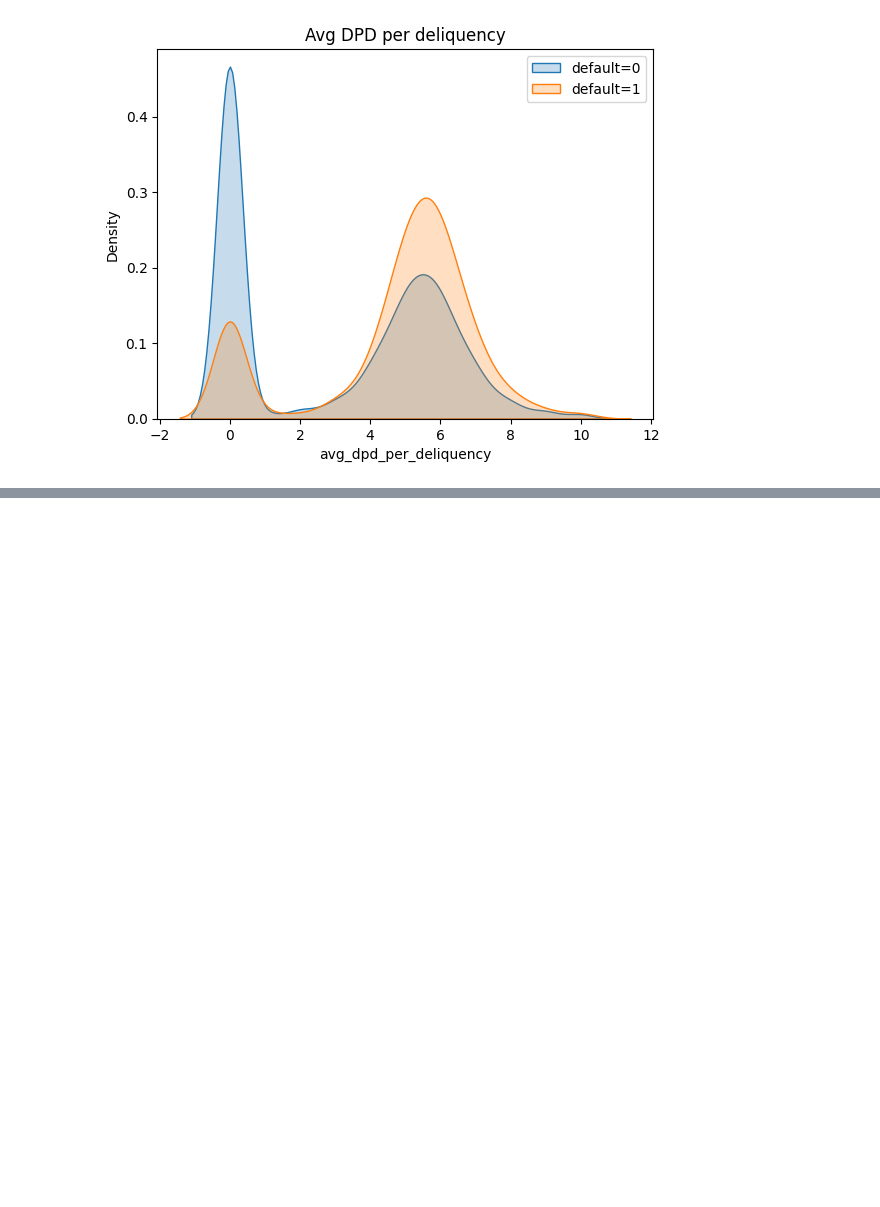
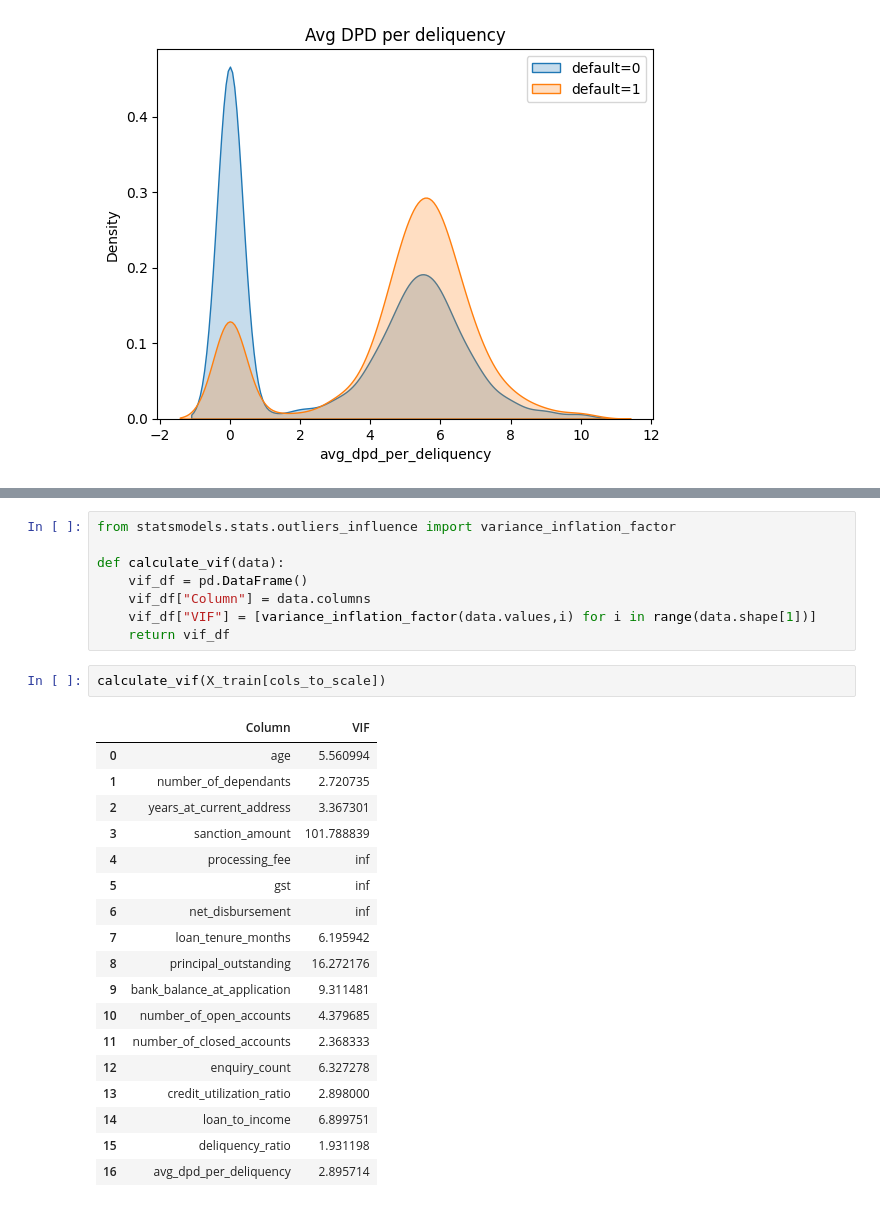
Before and after one commit to HMurawski/Credit-Score-Modelling, a Jupyter notebook: notebooks/03_feature_engineering.ipynb, the cells around one changed output, grey strips where cells are left out. Saved outputs shown, nothing was run; the diff lists cells and outputs as text; blank space fills up the shorter version.

```diff
--- a/notebooks/03_feature_engineering.ipynb
+++ b/notebooks/03_feature_engineering.ipynb
@@ -114,0 +173,29 @@ plt.show()
+# %%
+from statsmodels.stats.outliers_influence import variance_inflation_factor
+
+def calculate_vif(data):
+    vif_df = pd.DataFrame()
+    vif_df["Column"] = data.columns
+    vif_df["VIF"] = [variance_inflation_factor(data.values,i) for i in range(data.shape[1])]
+    return vif_df
+# %%
+calculate_vif(X_train[cols_to_scale])
+# %% [output]
+|  | Column | VIF |
+| 0 | age | 5.560994 |
+| 1 | number_of_dependants | 2.720735 |
+| 2 | years_at_current_address | 3.367301 |
+| 3 | sanction_amount | 101.788839 |
+| 4 | processing_fee | inf |
+| 5 | gst | inf |
+| 6 | net_disbursement | inf |
+| 7 | loan_tenure_months | 6.195942 |
+| 8 | principal_outstanding | 16.272176 |
+| 9 | bank_balance_at_application | 9.311481 |
+| 10 | number_of_open_accounts | 4.379685 |
+| 11 | number_of_closed_accounts | 2.368333 |
+| 12 | enquiry_count | 6.327278 |
+| 13 | credit_utilization_ratio | 2.898000 |
+| 14 | loan_to_income | 6.899751 |
+| 15 | deliquency_ratio | 1.931198 |
+| 16 | avg_dpd_per_deliquency | 2.895714 |
```
Also changed, not shown: parts of 14 cells of this notebook, 2 other files.
